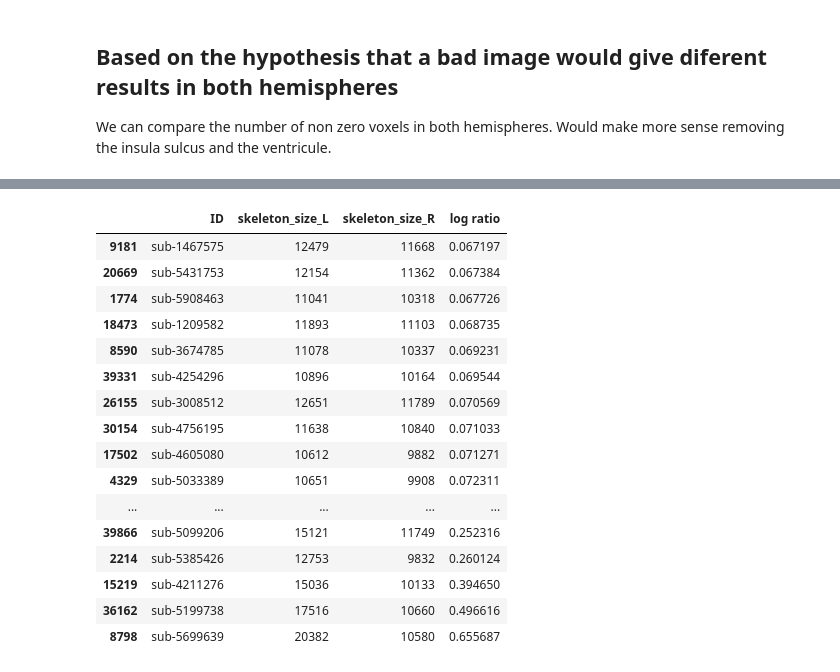
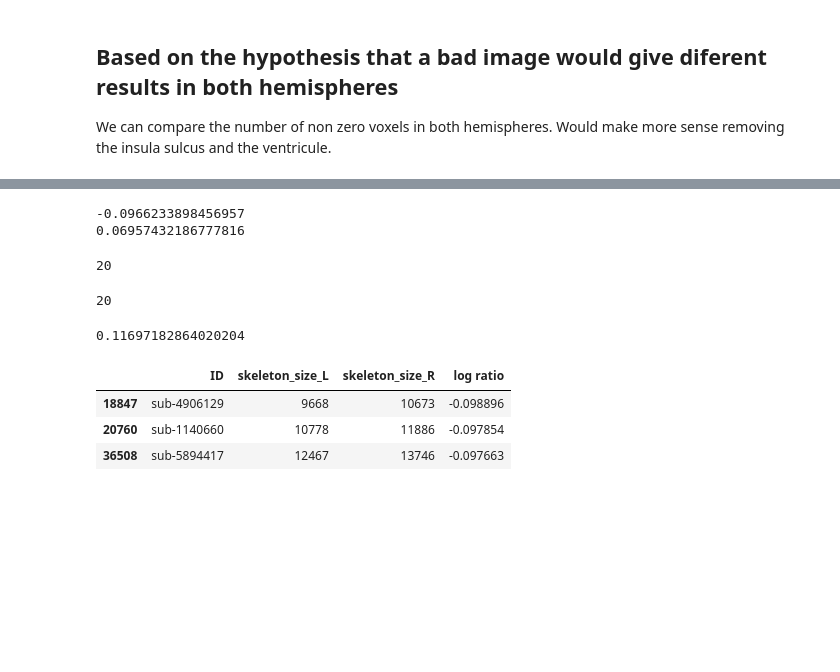
Before and after one commit to neurospin-projects/2024_adufournet_sulcus_genetics, a Jupyter notebook: notebooks/UKB/QC/qc_skeleton.ipynb, the cells around one changed output, grey strips where cells are left out. Saved outputs shown, nothing was run; the diff lists cells and outputs as text; code cells hidden in the pictures; blank space fills up the shorter version.

```diff
--- a/notebooks/UKB/QC/qc_skeleton.ipynb
+++ b/notebooks/UKB/QC/qc_skeleton.ipynb
@@ -265,20 +252,25 @@ merge.sort_values(by="log ratio")["ID"][-60:-40].to_list()
-# %%
-merge.sort_values(by="log ratio")[-60:]
-# %% [output]
-|  | ID | skeleton_size_L | skeleton_size_R | log ratio |
-| 9181 | sub-1467575 | 12479 | 11668 | 0.067197 |
-| 20669 | sub-5431753 | 12154 | 11362 | 0.067384 |
-| 1774 | sub-5908463 | 11041 | 10318 | 0.067726 |
-| 18473 | sub-1209582 | 11893 | 11103 | 0.068735 |
-| 8590 | sub-3674785 | 11078 | 10337 | 0.069231 |
-| 39331 | sub-4254296 | 10896 | 10164 | 0.069544 |
-| 26155 | sub-3008512 | 12651 | 11789 | 0.070569 |
-| 30154 | sub-4756195 | 11638 | 10840 | 0.071033 |
-| 17502 | sub-4605080 | 10612 | 9882 | 0.071271 |
-| 4329 | sub-5033389 | 10651 | 9908 | 0.072311 |
-| ... | ... | ... | ... | ... |
-| 39866 | sub-5099206 | 15121 | 11749 | 0.252316 |
-| 2214 | sub-5385426 | 12753 | 9832 | 0.260124 |
-| 15219 | sub-4211276 | 15036 | 10133 | 0.394650 |
-| 36162 | sub-5199738 | 17516 | 10660 | 0.496616 |
-| 8798 | sub-5699639 | 20382 | 10580 | 0.655687 |
+# %%
+print(ptaft*percentile1)
+print(ptaft*percentile99)
+# %% [output]
+-0.0966233898456957
+0.06957432186777816
+# %%
+len(merge[merge['log ratio'] < 2.8*percentile1])
+# %% [output]
+20
+# %%
+len(merge[merge['log ratio'] > 2.69*percentile99])
+# %% [output]
+20
+# %%
+2.69*percentile99
+# %% [output]
+0.11697182864020204
+# %%
+merge[merge['log ratio'] < 1.6*percentile1].iloc[-3:]
+# %% [output]
+|  | ID | skeleton_size_L | skeleton_size_R | log ratio |
+| 18847 | sub-4906129 | 9668 | 10673 | -0.098896 |
+| 20760 | sub-1140660 | 10778 | 11886 | -0.097854 |
+| 36508 | sub-5894417 | 12467 | 13746 | -0.097663 |
```
Also changed, not shown: parts of 5 cells of this notebook, 3 other files.
